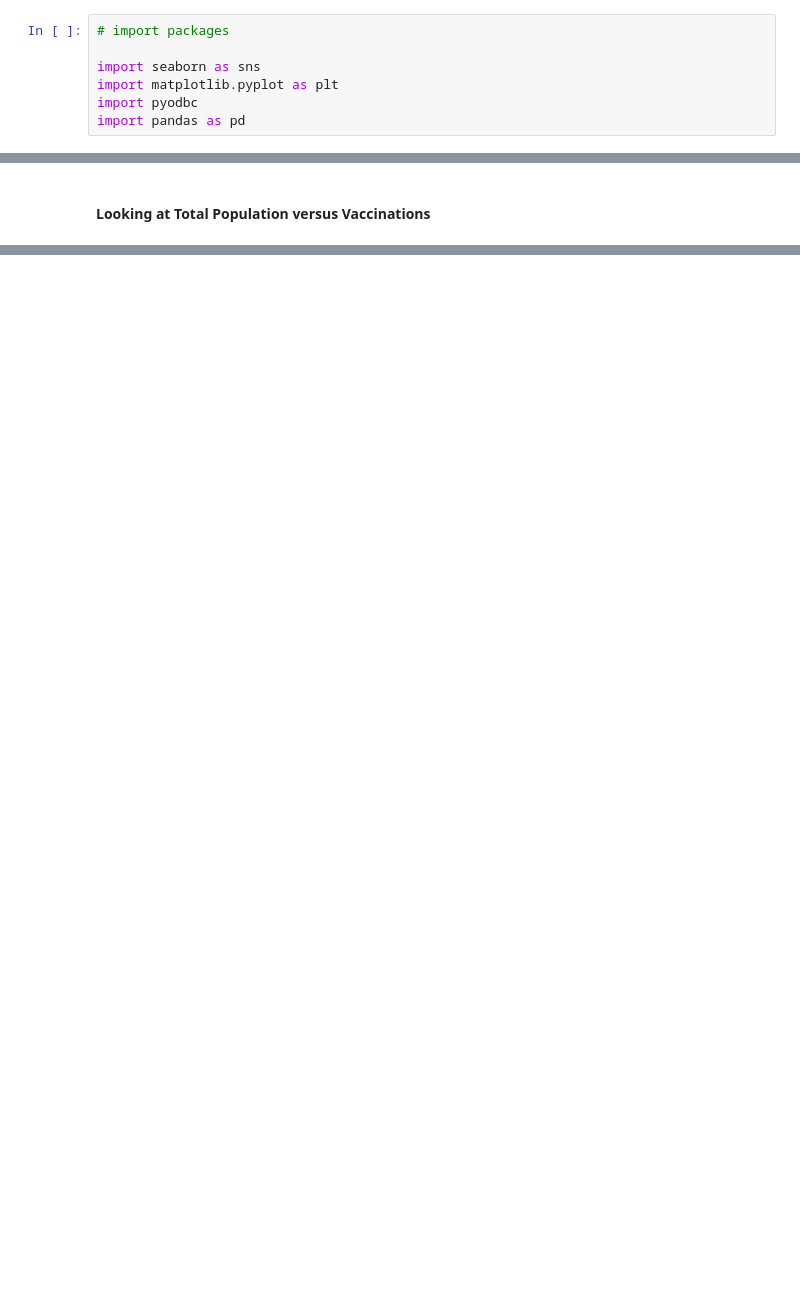
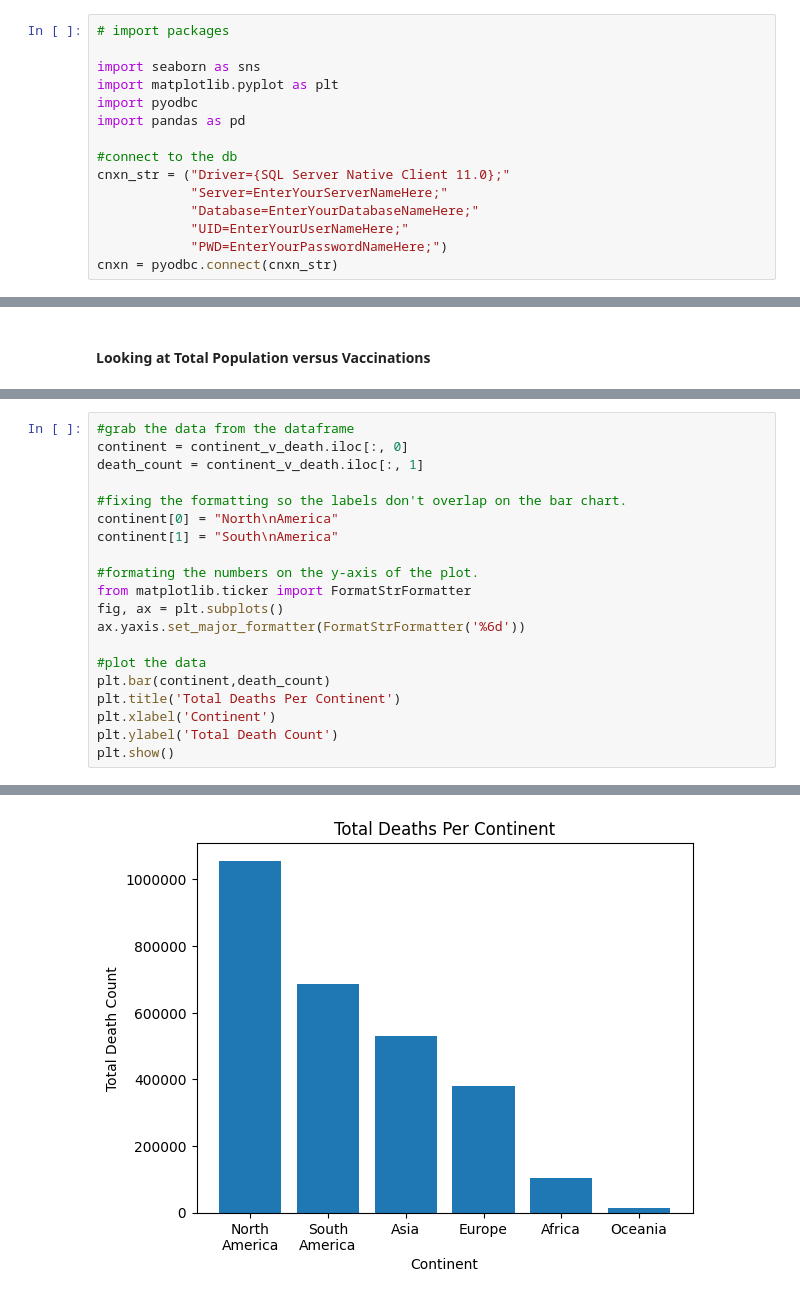
Before and after one commit to yourealizard/-Data-Visualization-and-EDA-with-COVID-19-dataset, a Jupyter notebook: Covid19_EDA.ipynb, the cells around one changed output, grey strips where cells are left out. Drawn from its saved outputs; the diff is of its cells as text; blank space fills up the shorter version.

Commit message:
put in a few data visualizations -- global death percentage, total deaths per continent

```diff
--- a/Covid19_EDA.ipynb
+++ b/Covid19_EDA.ipynb
@@ -30,3 +30,11 @@ import seaborn as sns
 import matplotlib.pyplot as plt
 import pyodbc
 import pandas as pd
+
+#connect to the db
+cnxn_str = ("Driver={SQL Server Native Client 11.0};"
+            "Server=EnterYourServerNameHere;"
+            "Database=EnterYourDatabaseNameHere;"
+            "UID=EnterYourUserNameHere;"
+            "PWD=EnterYourPasswordNameHere;")
+cnxn = pyodbc.connect(cnxn_str)
@@ -296,0 +299,21 @@ print(total_pop_v_vac.head)
+# %%
+#grab the data from the dataframe
+continent = continent_v_death.iloc[:, 0]
+death_count = continent_v_death.iloc[:, 1]
+
+#fixing the formatting so the labels don't overlap on the bar chart.
+continent[0] = "North\nAmerica"
+continent[1] = "South\nAmerica"
+
+#formating the numbers on the y-axis of the plot.
+from matplotlib.ticker import FormatStrFormatter
+fig, ax = plt.subplots()
+ax.yaxis.set_major_formatter(FormatStrFormatter('%6d'))
+
+#plot the data
+plt.bar(continent,death_count)
+plt.title('Total Deaths Per Continent')
+plt.xlabel('Continent')
+plt.ylabel('Total Death Count')
+plt.show()
+# %% [output]
@@ -296,0 +328 @@ print(total_pop_v_vac.head)
+[figure, added]
```
Also changed, not shown: parts of 8 cells of this notebook.
